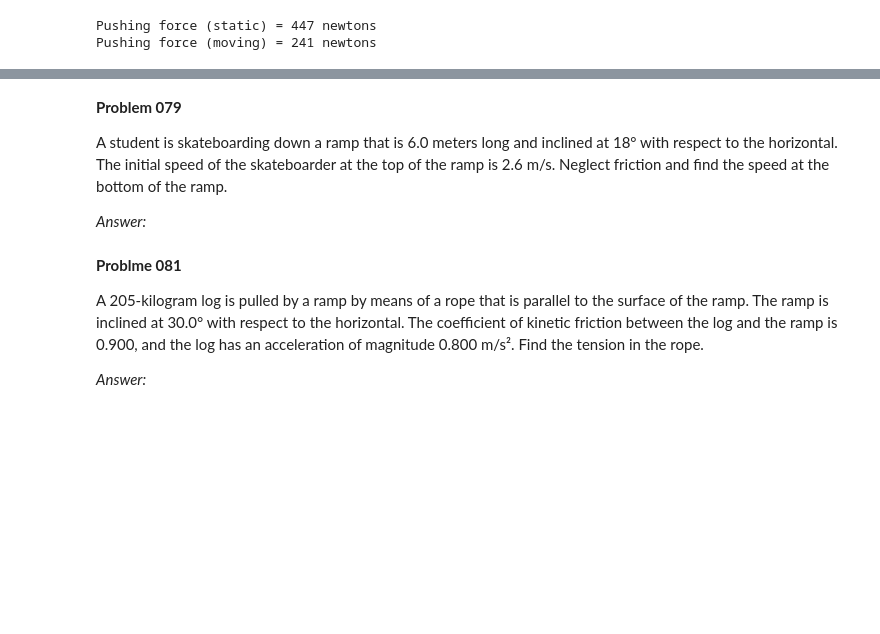
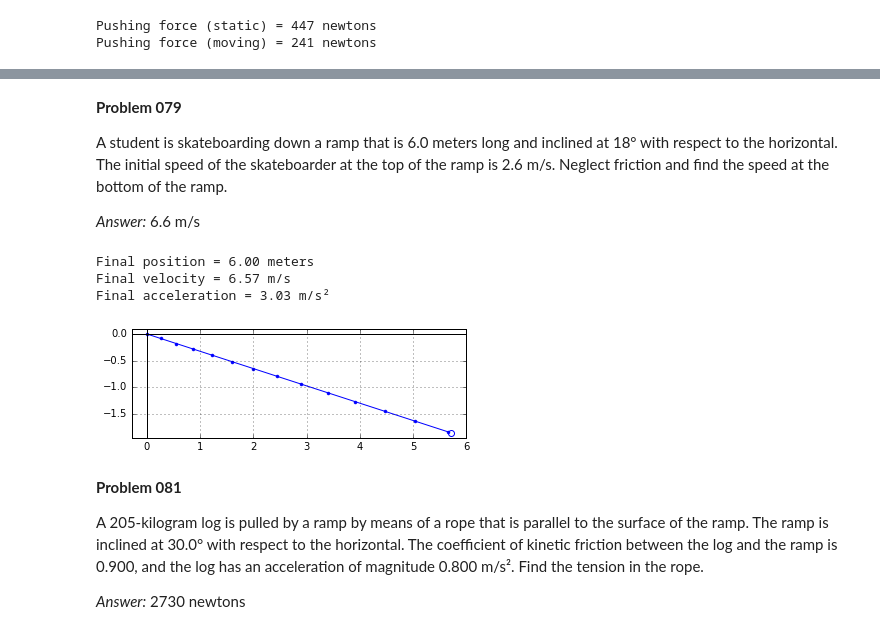
Before and after one commit to dulrich15/p200, a Jupyter notebook: p201 ch04.ipynb, the cells around one changed output, grey strips where cells are left out. Cells and saved outputs as stored; diff of their text form; code cells hidden in the pictures; blank space fills up the shorter version.

```diff
--- a/p201 ch04.ipynb
+++ b/p201 ch04.ipynb
@@ -392,3 +395,0 @@ def vang(a, deg=True):
-# %%
-def weight(obj, t):
-    return np.array([0, -9.8 * obj.mass])
@@ -574,16 +578,16 @@ mag_support = 0
 for dF in [100, 10, 1, 0.1, 0.01, 0.001]:
     while True:
         mag_support += dF
-        support = np.array([0,mag_support])
+        support_force = np.array([0,mag_support])
 
         obj1 = Particle(mass=60) # woman
-        obj1.addforce(weight)
-        obj1.addforce(lambda obj, t: support)
+        obj1.add_force(lambda obj, t: weight(obj1))
+        obj1.add_force(lambda obj, t: support_force)
 
         obj2 = Particle(mass=815) # elevator
-        obj2.addforce(weight)
-        obj2.addforce(lambda obj, t: np.array([0, 9410])) # pulling force
-        obj2.addforce(lambda obj, t: -support)
+        obj2.add_force(lambda obj, t: weight(obj2))
+        obj2.add_force(lambda obj, t: np.array([0, 9410])) # pulling force
+        obj2.add_force(lambda obj, t: -support_force)
 
         obj1.increment(0.1,10)
         obj2.increment(0.1,10)
@@ -602,9 +606,7 @@ a2 = vmag(obj2.acceleration(t))
 
 print('The acceleration of the woman and the elevator are {:.2f} and {:.2f} m/s² respectively'.format(a1, a2))
 print('The support force (which is the measured weight) is {:.0f} newtons'.format(mag_support))
-print('But her actual weight is {:.0f} newtons'.format(vmag(weight(obj1, 0))))
-
-obj1.position.plot2d()
+print('But her actual weight is {:.0f} newtons'.format(vmag(weight(obj1))))
 # %% [output]
 The acceleration of the woman and the elevator are 0.95 and 0.95 m/s² respectively
 The support force (which is the measured weight) is 645 newtons
@@ -621,10 +664,47 @@ Part (a) of the drawing shows a bucket of water suspended from the pulley of a w
 
 A student is skateboarding down a ramp that is 6.0 meters long and inclined at 18° with respect to the horizontal. The initial speed of the skateboarder at the top of the ramp is 2.6 m/s. Neglect friction and find the speed at the bottom of the ramp.
 
-*Answer:*
+*Answer:* 6.6 m/s
+# %%
+mag = 2.6
+ang = -18 * np.pi/180
+v0 = mag * np.array([np.cos(ang), np.sin(ang)])
+
+ang += np.pi/2
+ramp_normal = np.array([np.cos(ang), np.sin(ang)])
+
+for dt in [0.001]:
+    obj = Particle(v0=v0)
+    obj.add_force(lambda obj, t: weight(obj))
+
+    t = obj.position.timeline[-1]
+    x = support(obj, ramp_normal)
+
+    obj.add_force(lambda obj, t: x)
+
+    while True:
+        obj.increment(dt)
+        r = vmag(obj.position.values[-1])
+        if r > 6.0:
+            break
+
+t = obj.position.timeline[-1]
+v = vmag(obj.velocity(t))
+a = vmag(obj.acceleration(t))
+
+print('Final position = {:.2f} meters'.format(r))
+print('Final velocity = {:.2f} m/s'.format(v))
+print('Final acceleration = {:.2f} m/s²'.format(a))
+
+obj.position.plot2d(markevery=100)
+# %% [output]
+Final position = 6.00 meters
+Final velocity = 6.57 m/s
+Final acceleration = 3.03 m/s²
+[figure, added]
 # %% [markdown]
-**Problme 081**
+**Problem 081**
 
 A 205-kilogram log is pulled by a ramp by means of a rope that is parallel to the surface of the ramp. The ramp is inclined at 30.0° with respect to the horizontal. The coefficient of kinetic friction between the log and the ramp is 0.900, and the log has an acceleration of magnitude 0.800 m/s². Find the tension in the rope.
 
-*Answer:*
+*Answer:* 2730 newtons
```
Also changed, not shown: parts of 22 cells of this notebook, 1 other file.
